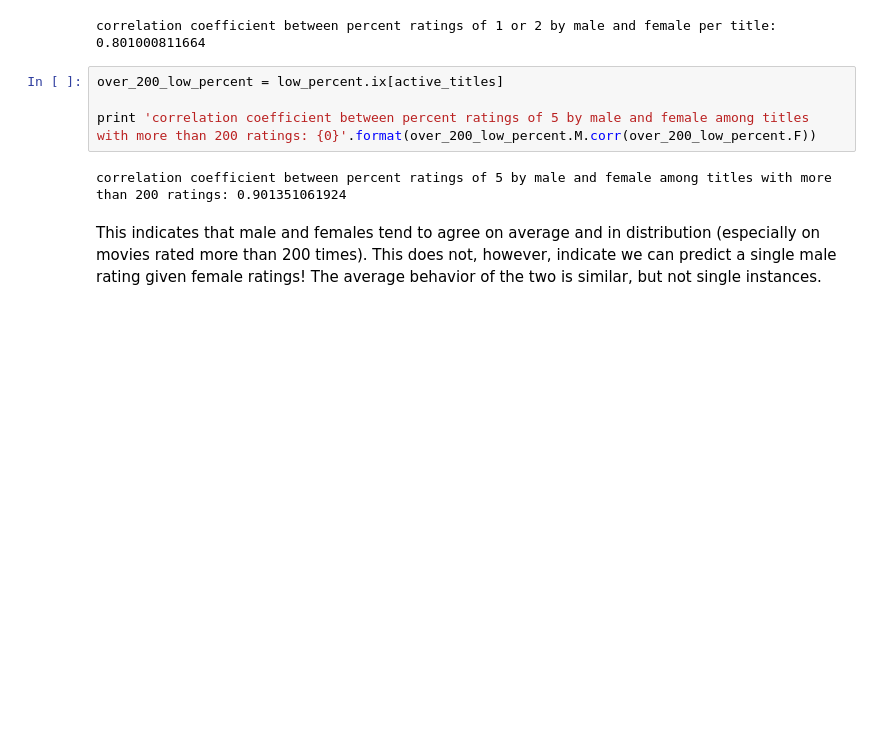
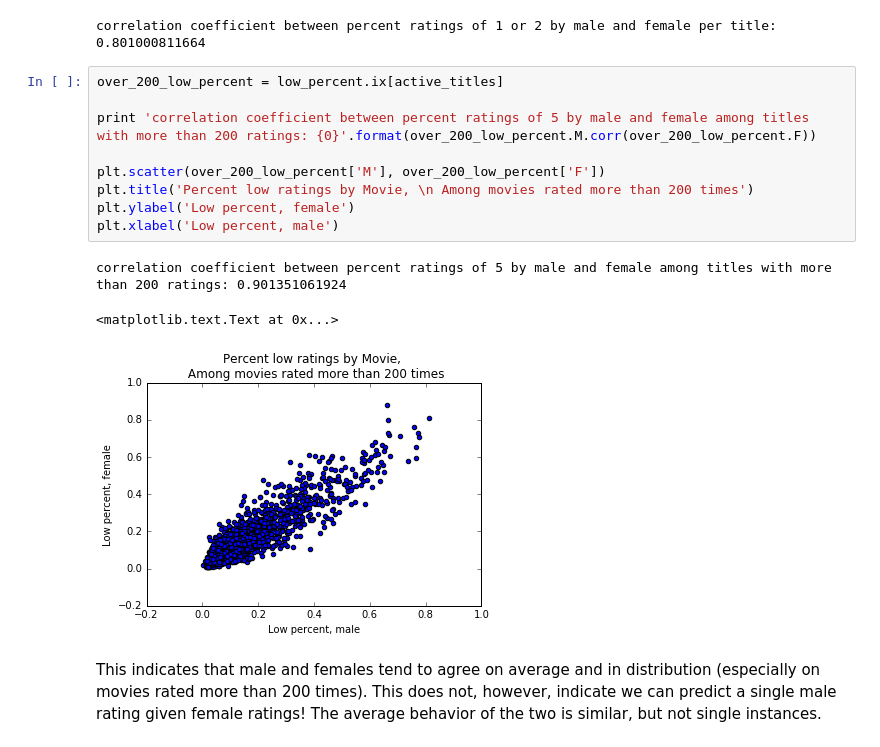
Before and after one commit to awkweb/DS501, a Jupyter notebook: 2/CaseStudy2.ipynb, the cells around one changed output. Cells and saved outputs as stored; diff of their text form; blank space fills up the shorter version.

```diff
--- a/2/CaseStudy2.ipynb
+++ b/2/CaseStudy2.ipynb
@@ -835,9 +858,16 @@ correlation coefficient between percent ratings of 1 or 2 by male and female per
 # %%
 over_200_low_percent = low_percent.ix[active_titles]
 
 print 'correlation coefficient between percent ratings of 5 by male and female among titles with more than 200 ratings: {0}'.format(over_200_low_percent.M.corr(over_200_low_percent.F))
+
+plt.scatter(over_200_low_percent['M'], over_200_low_percent['F'])
+plt.title('Percent low ratings by Movie, \n Among movies rated more than 200 times')
+plt.ylabel('Low percent, female')
+plt.xlabel('Low percent, male')
 # %% [output]
 correlation coefficient between percent ratings of 5 by male and female among titles with more than 200 ratings: 0.901351061924
+<matplotlib.text.Text at 0x...>
+[figure, added]
 # %% [markdown]
 This indicates that male and females tend to agree on average and in distribution (especially on movies rated more than 200 times).  This does not, however, indicate we can predict a single male rating given female ratings!  The average behavior of the two is similar, but not single instances.
 # %% [markdown]
```
Also changed, not shown: parts of 42 cells of this notebook.
